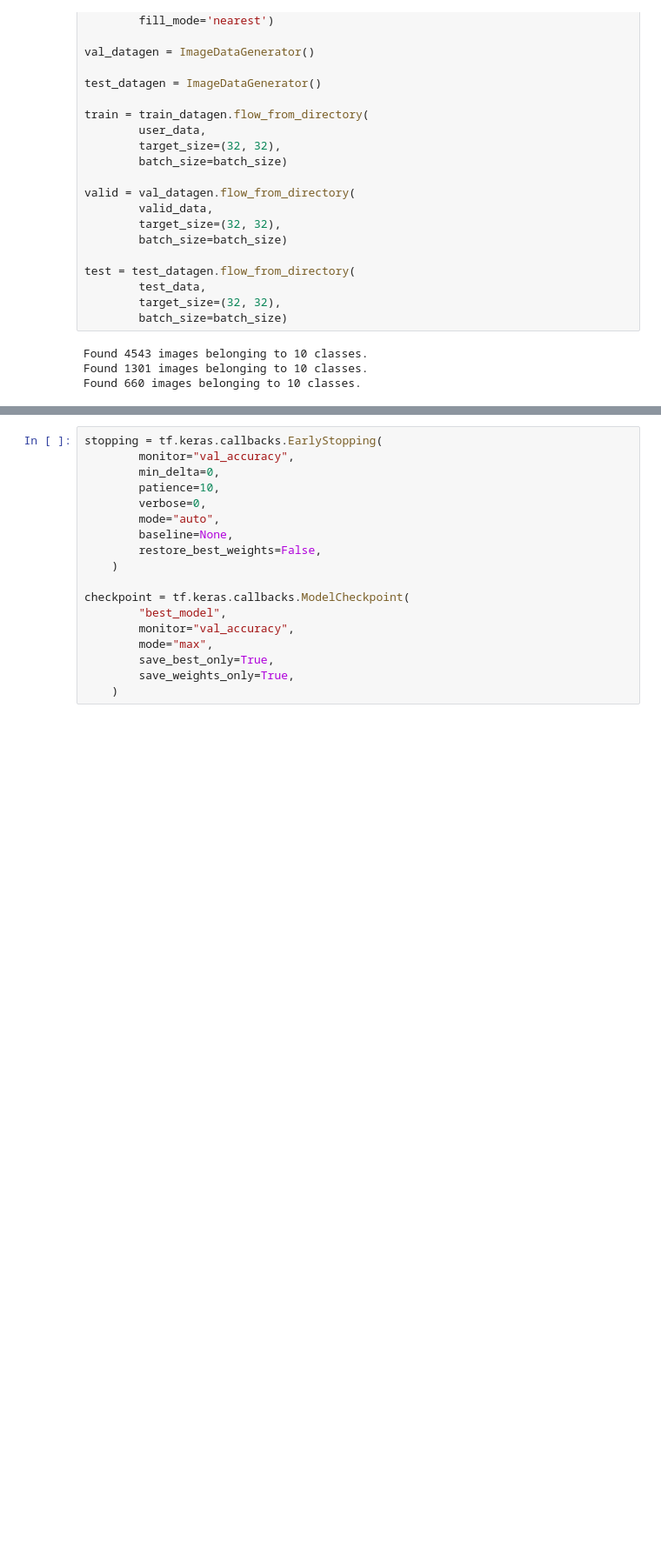
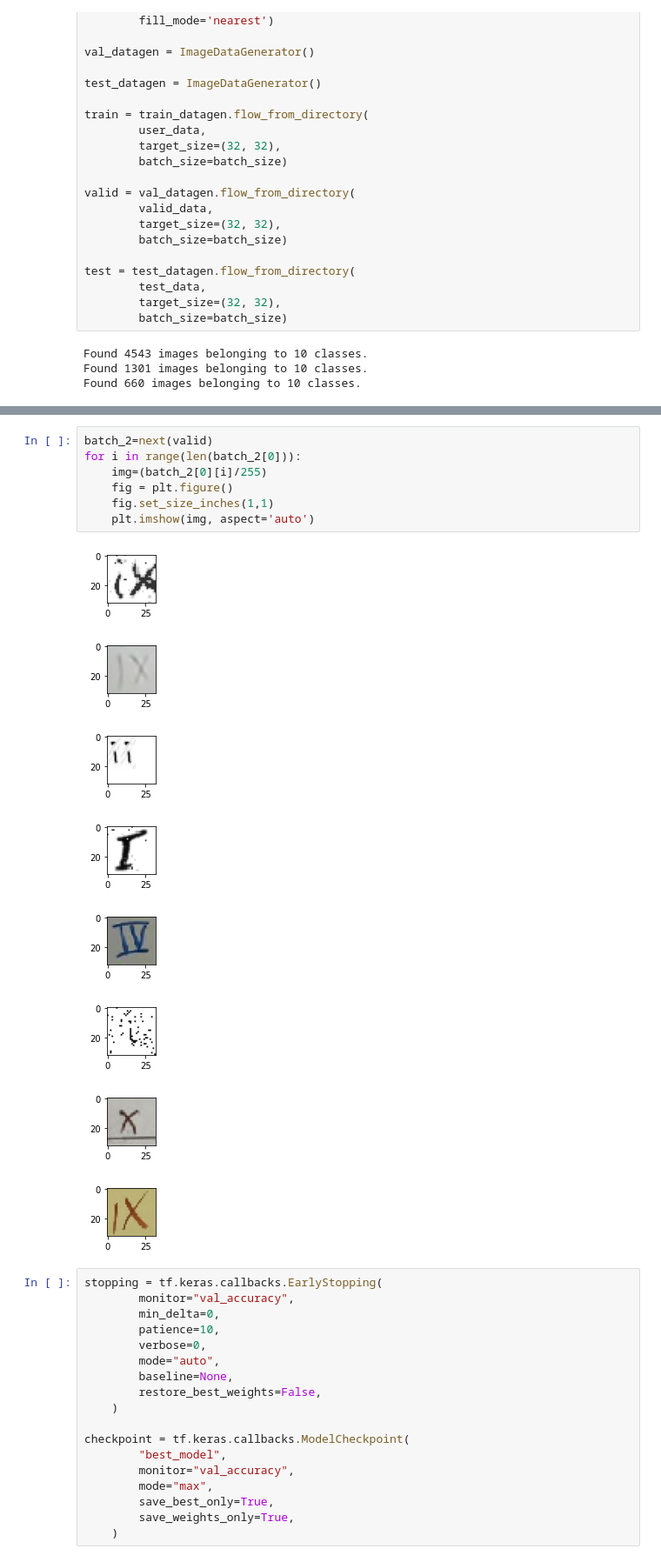
Before and after one commit to AgneevMukherjee/agneev-blog, a Jupyter notebook: augment-combined-ds-cutoff-resnet50-early-stopping.ipynb, the cells around one changed output, grey strips where cells are left out. Shown at 87% size. Drawn from its saved outputs; the diff is of its cells as text; blank space fills up the shorter version.

```diff
--- a/augment-combined-ds-cutoff-resnet50-early-stopping.ipynb
+++ b/augment-combined-ds-cutoff-resnet50-early-stopping.ipynb
@@ -48,3 +69,19 @@ Found 660 images belonging to 10 classes.
+# %%
+batch_2=next(valid)
+for i in range(len(batch_2[0])):
+    img=(batch_2[0][i]/255)
+    fig = plt.figure()
+    fig.set_size_inches(1,1)
+    plt.imshow(img, aspect='auto')
+# %% [output]
+[figure, added]
+[figure, added]
+[figure, added]
+[figure, added]
+[figure, added]
+[figure, added]
+[figure, added]
+[figure, added]
 # %%
 stopping = tf.keras.callbacks.EarlyStopping(
         monitor="val_accuracy",
```
Also changed, not shown: parts of 3 cells of this notebook.
